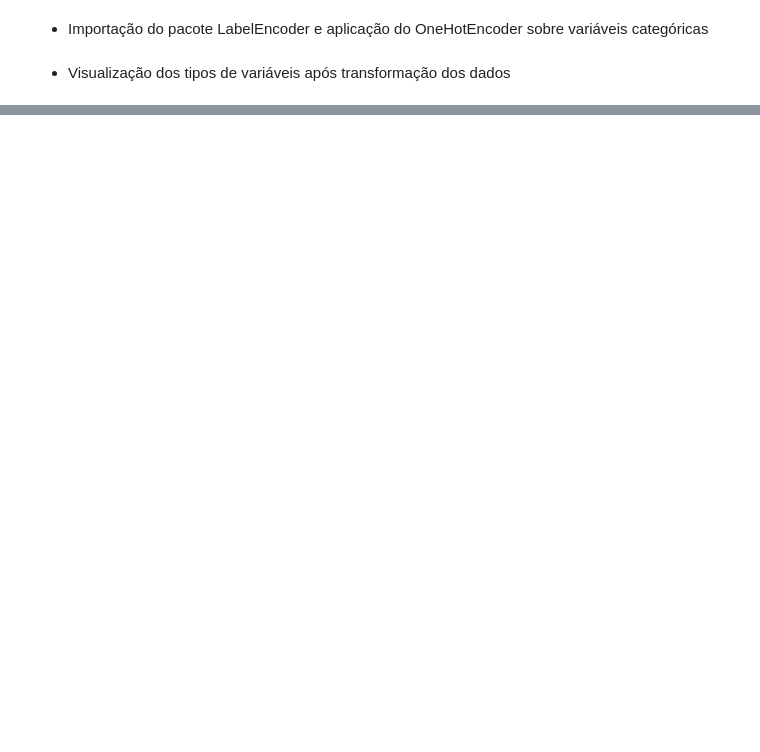
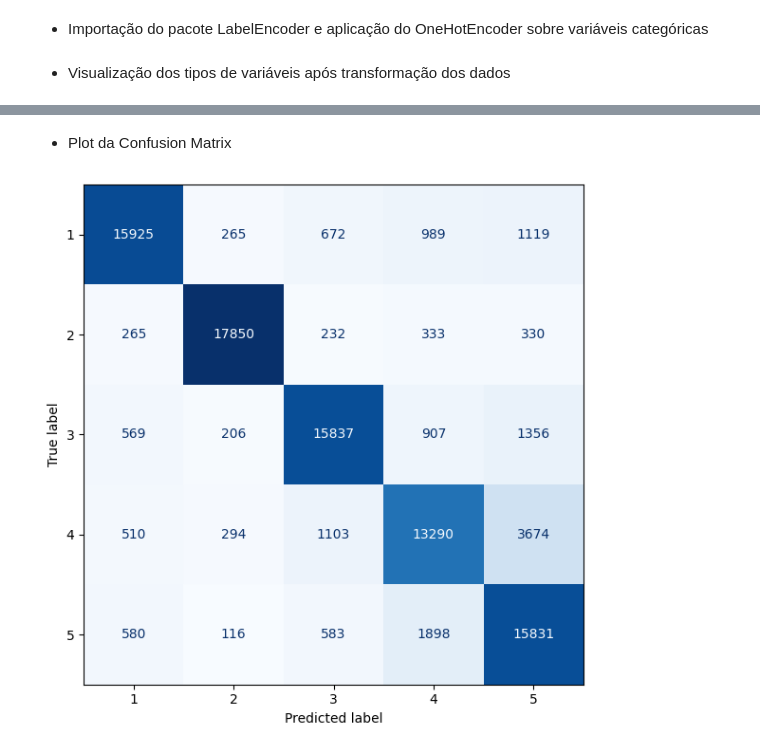
Before and after one commit to ana-ruth-bezerra/data_analysis, a Jupyter notebook: notebooks/01_exploratory_analysis.ipynb, the cells around one changed output, grey strips where cells are left out. Drawn from its saved outputs; the diff is of its cells as text; code cells hidden in the pictures; blank space fills up the shorter version.

```diff
--- a/notebooks/01_exploratory_analysis.ipynb
+++ b/notebooks/01_exploratory_analysis.ipynb
@@ -983,0 +1274,5 @@ df.head()
+# %%
+from sklearn.metrics import accuracy_score, classification_report
+
+y_pred = clf.predict(X_test_scaled)
+print(accuracy_score(y_test, y_pred)* 100)
@@ -983,0 +1311,14 @@ df.head()
+# %% [markdown]
+- Plot da Confusion Matrix
+# %%
+cm = confusion_matrix(y_test, y_pred)
+cm_disp = ConfusionMatrixDisplay(confusion_matrix = cm, display_labels = ["1","2","3","4","5"])
+# %%
+plt.rcParams["figure.figsize"] = [8.00, 6.00]
+plt.rcParams["figure.autolayout"] = True
+cm_disp.plot(include_values=True,
+             cmap='Blues',
+             colorbar=None)
+plt.show()
+# %% [output]
+[figure, added]
```
Also changed, not shown: parts of 79 cells of this notebook, 1 other file.
